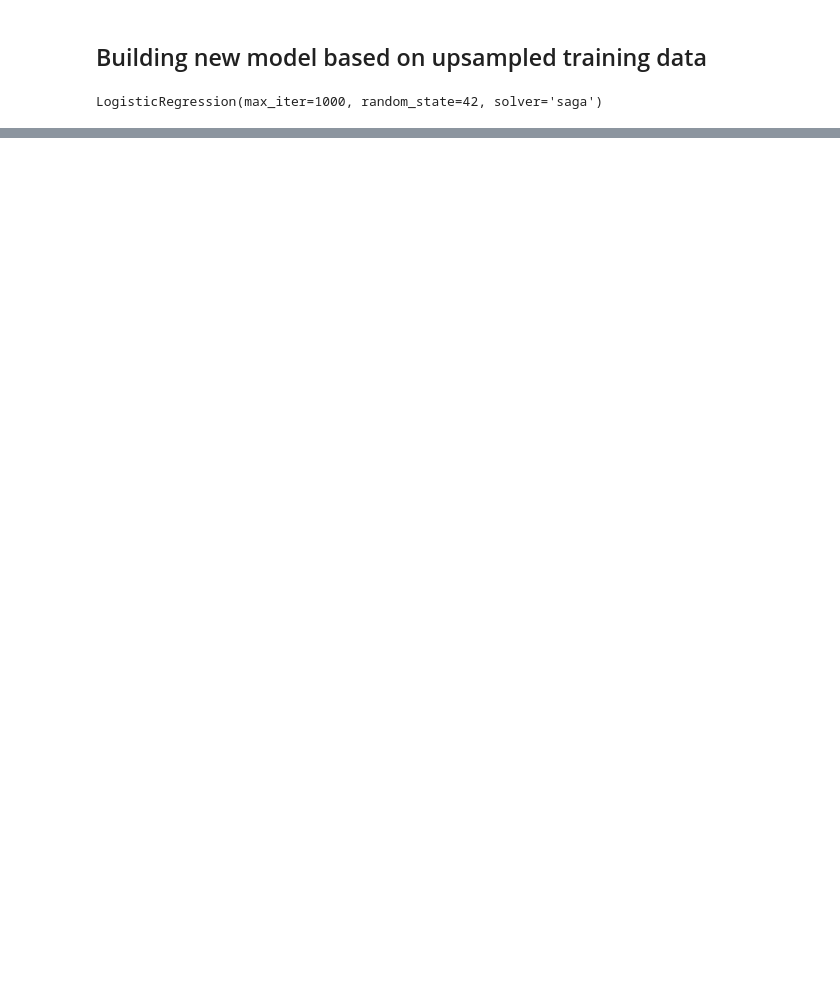
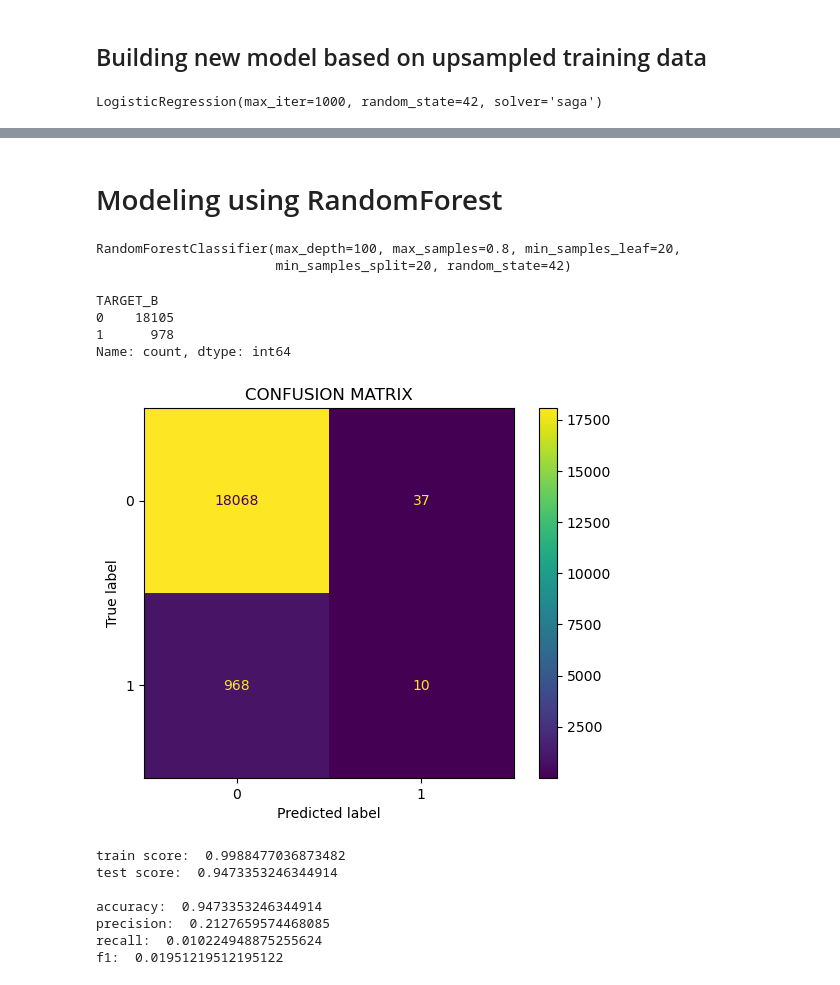
Before and after one commit to NolwennLeBas/lab-handling-data-imbalance-classification, a Jupyter notebook: classification_model.ipynb, the cells around one changed output, grey strips where cells are left out. Cells and saved outputs as stored; diff of their text form; code cells hidden in the pictures; blank space fills up the shorter version.

```diff
--- a/classification_model.ipynb
+++ b/classification_model.ipynb
@@ -485,0 +479,47 @@ f1:  0.1237846810528812
+# %% [markdown]
+# Modeling using RandomForest
+# %%
+from sklearn.model_selection import cross_val_score
+from sklearn.ensemble import RandomForestClassifier
+# building the model and training it on our train set
+clf = RandomForestClassifier(max_depth=100, # max number of questions to ask
+                             min_samples_split=20, # amount of rows still considered at every question
+                             min_samples_leaf =20, # ultimate answer based on at least this many rows
+                             max_samples=0.8, # fraction of X-train to use in each tree
+                             random_state=42)
+clf.fit(X_train_treated, y_train)
+# %% [output]
+RandomForestClassifier(max_depth=100, max_samples=0.8, min_samples_leaf=20,
+                       min_samples_split=20, random_state=42)
+# %%
+y_pred = clf.predict(X_test_treated)
+display(y_test.value_counts())
+
+#Visualizing our predictions using a confusion matrix:
+cm = confusion_matrix(y_test, y_pred)
+cm_display = ConfusionMatrixDisplay(confusion_matrix=cm, display_labels=classification.classes_)
+cm_display.plot()
+plt.title('CONFUSION MATRIX')
+plt.show()
+
+# looking at predictions parameters:
+print("train score: ", clf.score(X_train_treated, y_train))
+print("test score: ", clf.score(X_test_treated, y_test))
+print("")
+print("accuracy: ",accuracy_score(y_test,y_pred))
+print("precision: ",precision_score(y_test,y_pred))
+print("recall: ",recall_score(y_test,y_pred))
+print("f1: ",f1_score(y_test,y_pred))
+# %% [output]
+TARGET_B
+0    18105
+1      978
+Name: count, dtype: int64
+[figure, added]
+train score:  0.9988477036873482
+test score:  0.9473353246344914
+
+accuracy:  0.9473353246344914
+precision:  0.2127659574468085
+recall:  0.010224948875255624
+f1:  0.01951219512195122
```
Also changed, not shown: parts of 19 cells of this notebook, 1 other file.
